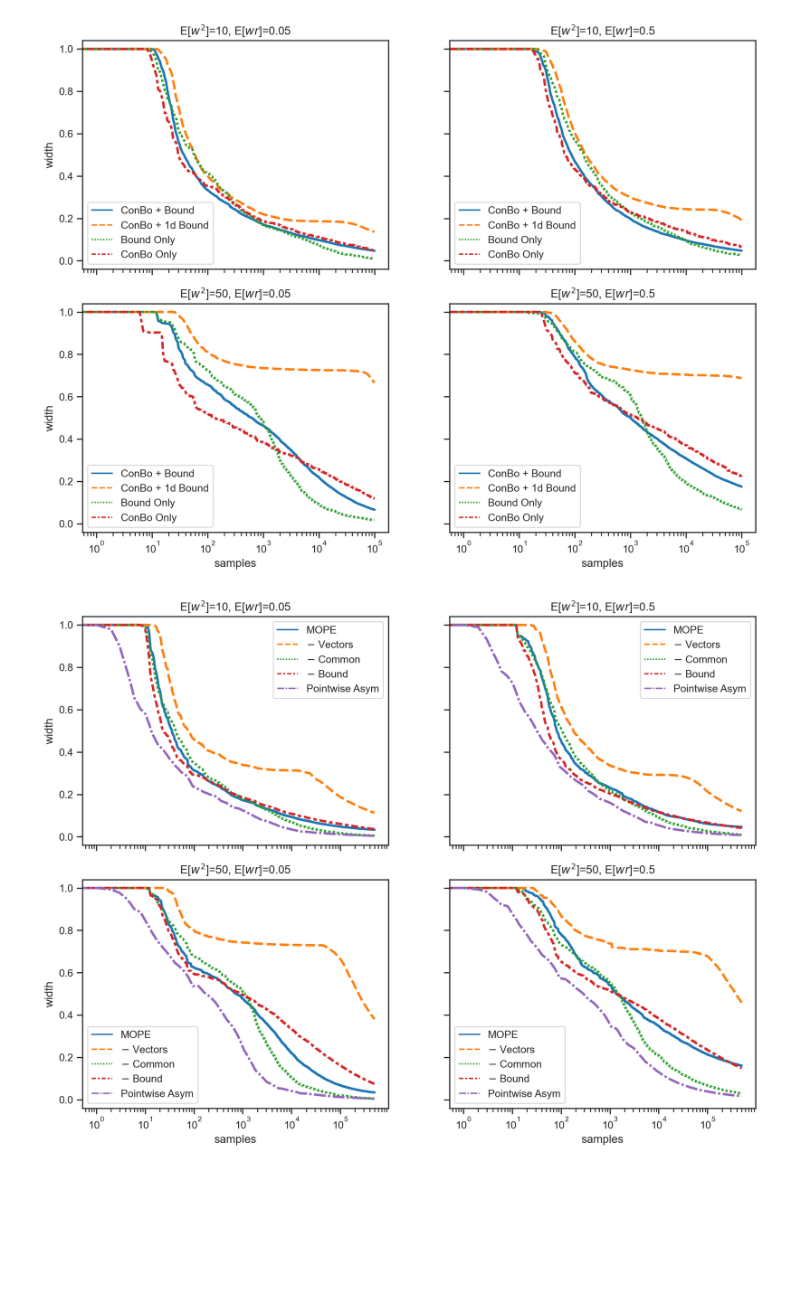
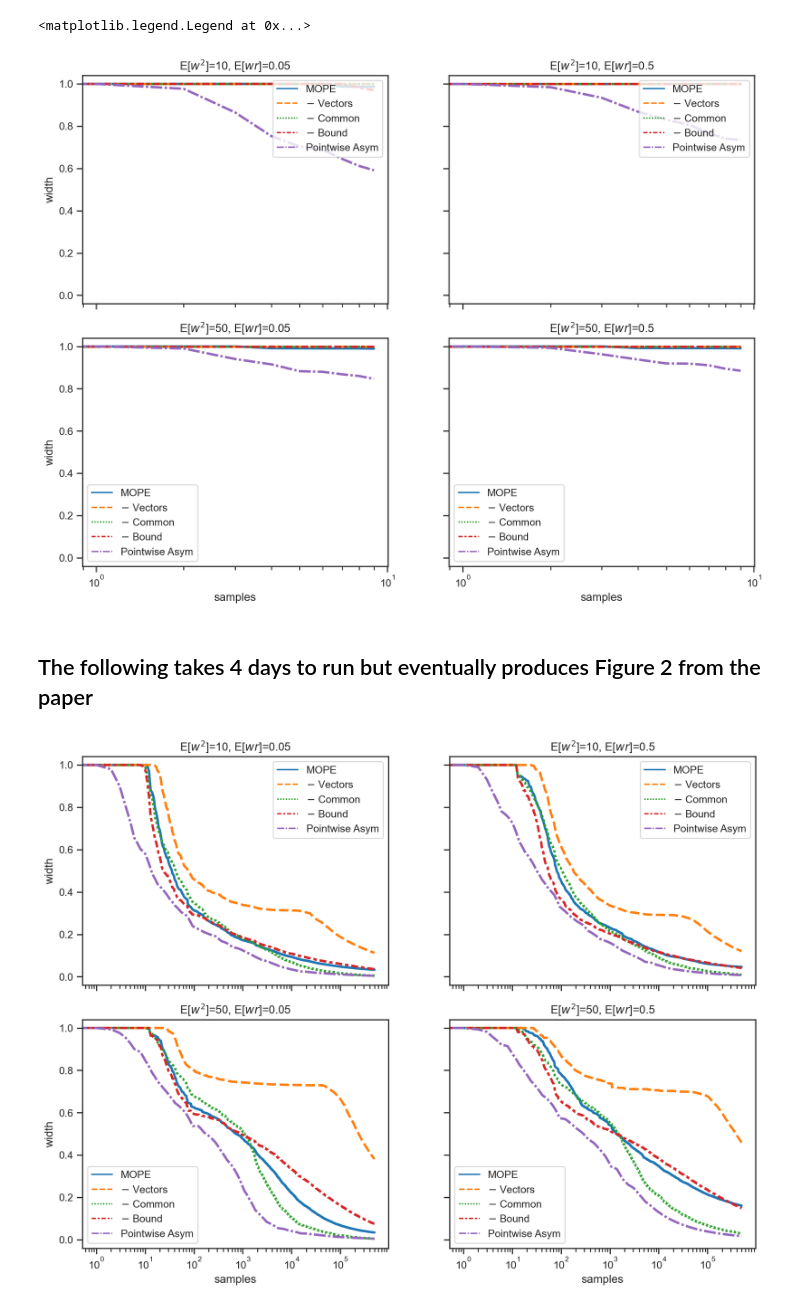
Before and after one commit to zmhammedi/mope, a Jupyter notebook: Betting-Width.ipynb, the cells around one changed output. Saved outputs shown, nothing was run; the diff lists cells and outputs as text; code cells hidden in the pictures; blank space fills up the shorter version.

Commit message:
Cleaned up width

```diff
--- a/Betting-Width.ipynb
+++ b/Betting-Width.ipynb
@@ -8,8 +4,0 @@ import experiments
-# %%
-import pickle
-with open('resiqp.pkl', 'rb') as pkl:
-    resiqp = pickle.load(pkl)
-
-import pickle
-with open('reslog.pkl', 'rb') as pkl:
-    reslog = pickle.load(pkl)
@@ -30,8 +15,16 @@ Wall time: 1min 18s
 # %%
+N = 10
+wsqs = (10,50)
+tvs = (0.05, 0.5)
+
 if __name__ ==  '__main__':
     num_processors = 4
     p=Pool(processes = num_processors)
-    output = p.starmap(experiments.width_experiment,[(10,wsq,tv) for wsq in (10,100) for tv in (0.05, 0.5)])
+    output = p.starmap(experiments.width_experiment,[(N,wsq,tv) for wsq in wsqs for tv in tvs])
     print(output)
+
+for wsq in wsqs:
+    for tv in tvs:
+        pointwise_asym = experiments.evaluate(f'widthpointasym_{wsq}_{tv}.pkl', experiments.pointwise_asym_ci, alpha=0.05, ndata=N, reps=10, wsq=wsq, tv=tv)
 # %% [output]
 [None, None, None, None]
@@ -38,20 +35,19 @@ if __name__ ==  '__main__':
 # %%
-import pickle
-import os
-for root, folders, files  in os.walk('.'):
-    pkls = [file for file in files if file.endswith('.pkl')]
-
-legend = {'2d': 'ConBo + Bound', '1d': 'ConBo + 1d Bound', 'iqp': 'Bound Only', 'log': 'ConBo Only'}
+legend = {'2d': 'MOPE', '1d': '$-$ Vectors', 'iqp': '$-$ Common', 'log': '$-$ Bound', 'pointasym': 'Pointwise Asym'}
 fig, ax = plt.subplots(2,2, sharex='col', sharey='row', figsize=(12.8, 9.6), dpi=200, gridspec_kw={'hspace': 0.15})
 for i,wsq in enumerate((10, 50)):
     for j,tv in enumerate((0.05, 0.5)):
         d = {}
-        for method in '2d','1d','iqp','log':
+        for method in '2d','1d','iqp','log', 'pointasym':
             name = f'width{method}_{wsq}_{tv}.pkl'
             with open(name, 'rb') as pkl:
                 d[legend[method]] = pickle.load(pkl)[1]['width']
         experiments.plotit(d,f'E[$w^2$]={wsq}, E[$wr$]={tv}', ax=ax[i,j])
 ax[0,0].set(xscale="log")
-fig.savefig('width.pdf', bbox_inches='tight', pad_inches=0)
+ax[0,1].set(xscale="log")
+ax[0,0].legend(loc='upper right')
+ax[0,1].legend(loc='upper right')
+#fig.savefig('width.pdf', bbox_inches='tight', pad_inches=0)
 # %% [output]
+<matplotlib.legend.Legend at 0x...>
-[figure, old version]
+[figure, new version]
@@ -59,0 +54,2 @@ fig.savefig('width.pdf', bbox_inches='tight', pad_inches=0)
+# %% [markdown]
+## The following takes 4 days to run but eventually produces Figure 2 from the paper
```
Also changed, not shown: parts of 20 cells of this notebook, 1 other file.
